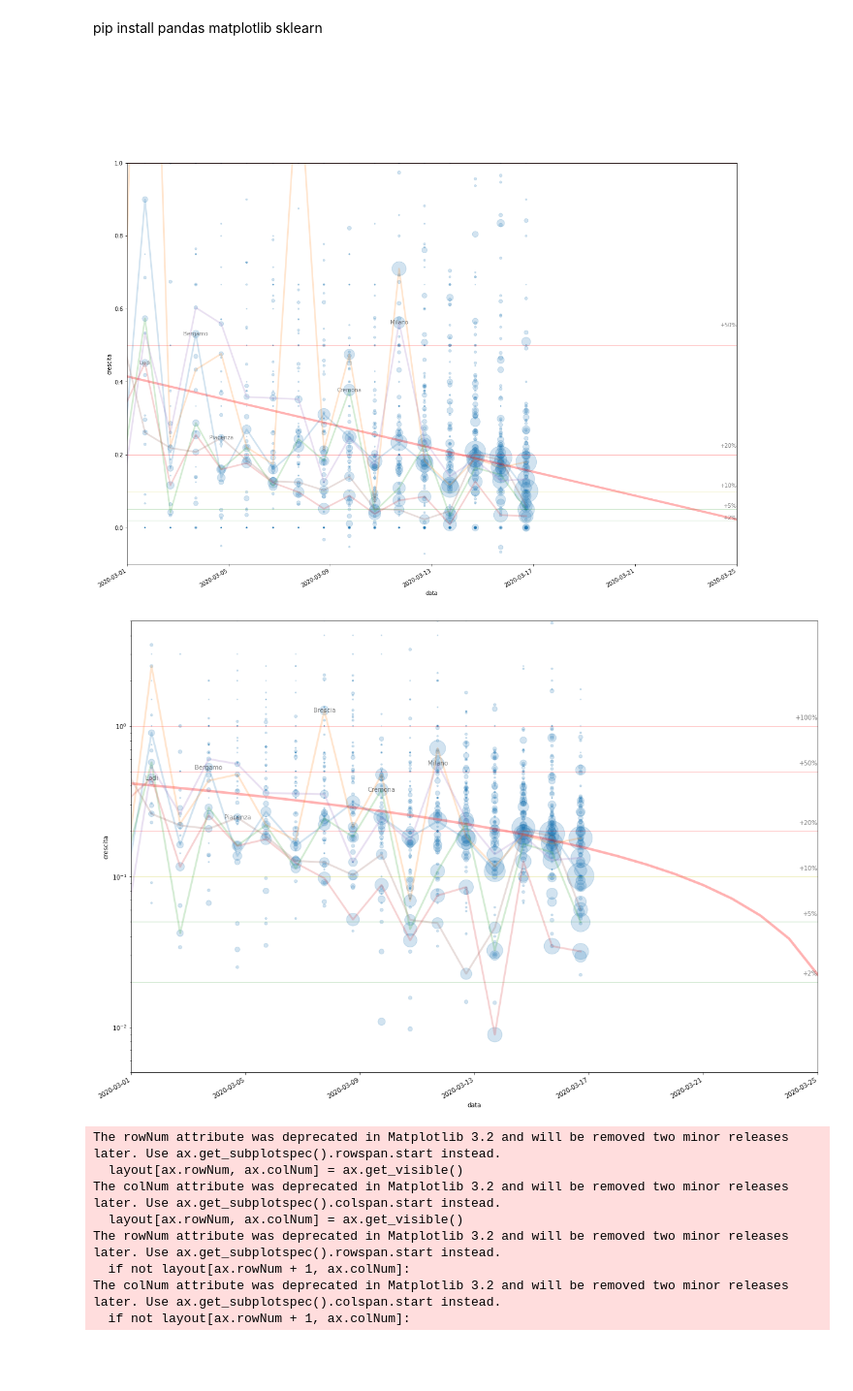
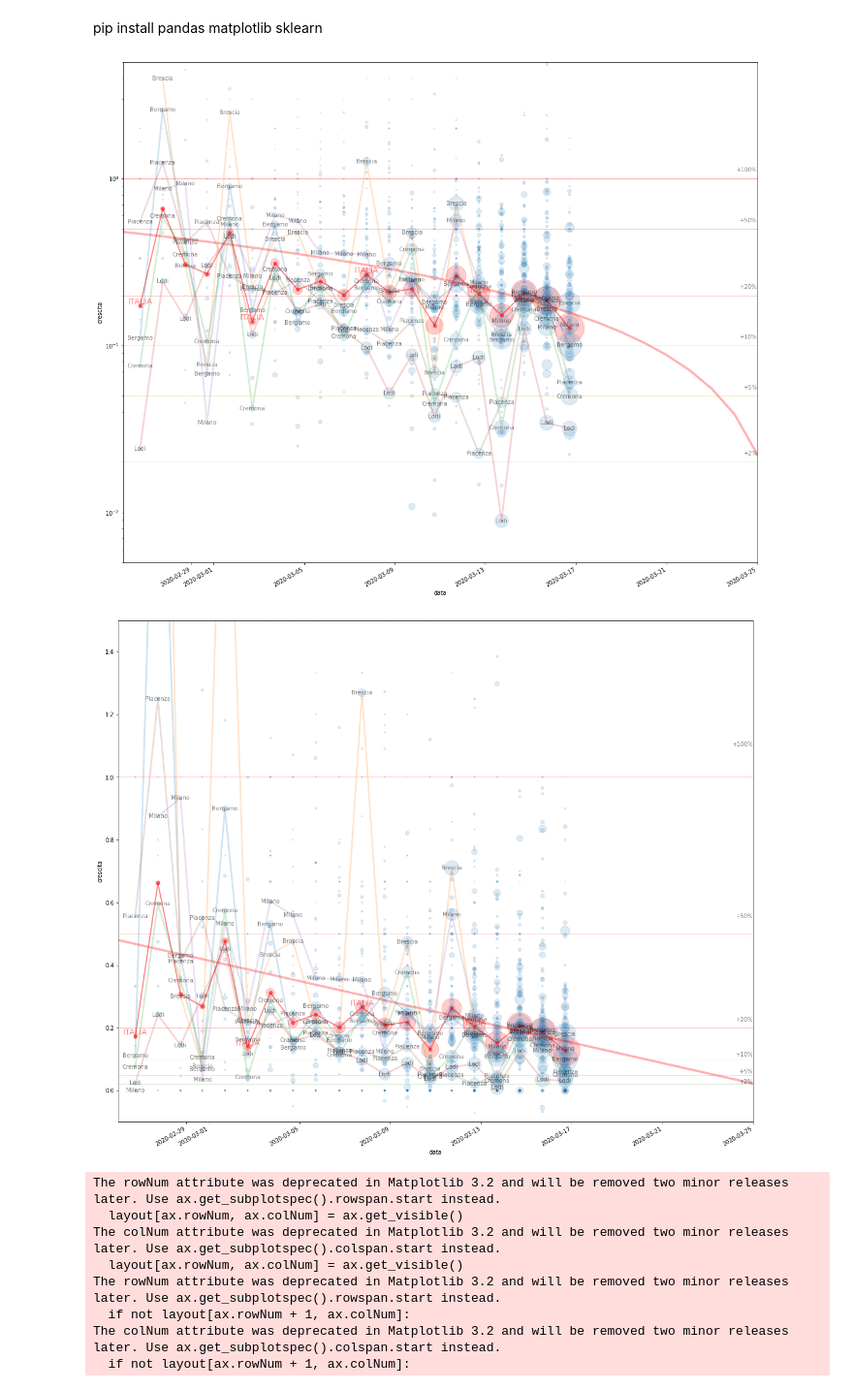
Before and after one commit to cairomassimo/analisi-covid-19-italia, a Jupyter notebook: main.ipynb, the cells around one changed output. Shown at 97% size. Drawn from its saved outputs; the diff is of its cells as text; code cells hidden in the pictures; blank space fills up the shorter version.

Commit message:
Aggiunto totale Italia a scatter plot

```diff
--- a/main.ipynb
+++ b/main.ipynb
@@ -33,32 +33,45 @@ def carica_province():
 # %%
 dati_province = carica_province()
 # %%
-xlim_date = [pd.to_datetime('2020-03-01'), pd.to_datetime('2020-03-25')]
+xlim_date = [pd.to_datetime('2020-02-26'), pd.to_datetime('2020-03-25')]
 xlim = [d.to_datetime64() for d in xlim_date]
 
-for logy in [False, True]:
+for logy in [True, False]:
     if logy:
         ylim = (0.005, 5)
     else:
-        ylim = (-0.1, 1)
+        ylim = (-0.1, 1.5)
+
+    italia = dati_province.groupby('data').sum().reset_index()
+    italia['crescita'] = italia['nuovi_casi'] / italia['totale_casi_prec']
+
+    italia.plot.scatter(
+        'data',
+        'crescita',
+        s=0.1 * italia['totale_casi'],
+        color='r',
+        alpha=0.2,
+        logy=logy,
+        ylim=ylim,
+        figsize=(20, 18),
+    )
+    ax = plt.gca()
+
+    italia.set_index('data')['crescita'].plot(style='o-r', alpha=0.5, linewidth=2)
 
     dati_province.plot.scatter(
         'data', 'crescita',
         s=0.5*dati_province['totale_casi'],
-        alpha=0.2,
-        logy=logy,
-        ylim=ylim,
-        figsize=(20, 20),
+        alpha=0.15,
+        ax=ax,
     )
-
-    ax = plt.gca()
 
     for coeff, style in [
         [1.00, 'r'],
         [0.50, 'r'],
         [0.20, 'r'],
         [0.10, 'y'],
-        [0.05, 'g'],
+        [0.05, 'y'],
         [0.02, 'g'],
     ]:
         ax.plot(xlim, [coeff, coeff], style, linewidth=1, alpha=0.3)
@@ -69,56 +82,44 @@ for logy in [False, True]:
 
     regr = LinearRegression()
     regr.fit(
         train['secondi'].values.reshape(-1, 1),
         train['crescita'].values.reshape(-1, 1),
         train['totale_casi'].values,
     )
 
-    # regr2 = LinearRegression()
-    # regr2.fit(
-    #     train['secondi'].values.reshape(-1, 1),
-    #     np.log(train['crescita'].clip(0.001, None).values.reshape(-1, 1)),
-    #     train['totale_casi'].values,
-    # )
-
     dr = pd.date_range(*xlim_date).to_series()
 
-    pred_crescita = pd.Series(regr.predict((dr - pd.to_datetime('2020-03-01')).dt.total_seconds().values.reshape(-1, 1))[:,0], index=dr)
+    pred_crescita = pd.Series(regr.predict((dr - xlim_date[0]).dt.total_seconds().values.reshape(-1, 1))[:,0], index=dr)
     pred_crescita.plot(c='r', linewidth=4, alpha=0.3)
-
-    # pred_crescita2 = pd.Series(np.exp(regr2.predict((dr - pd.to_datetime('2020-03-01')).dt.total_seconds().values.reshape(-1, 1)))[:,0], index=dr)
-    # pred_crescita2.plot(c='r', linewidth=4, alpha=0.3)
 
     for provincia, d in dati_province.groupby('denominazione_provincia'):
         if not d['totale_casi'].iloc[-1] > 1000:
             continue
 
         d = d.copy().set_index('data', drop=False)
         d['crescita'].where(d['crescita'] > 0).plot(
             xlim=xlim,
             ylim=ylim,
-            figsize=(20, 15),
             alpha=0.2,
             linewidth=3,
     #         c='k',
         )
 
         x = d
         x = x[x['data'] > xlim[0]]
-        x = x[x['totale_casi'] > 300]
-        x = x[x['crescita'] < 100]
-        x = x[x['crescita'] == x['crescita'].max()]
+        #x = x[x['totale_casi'] > 300]
+        x = x[ylim[0] < x['crescita']]
+        x = x[x['crescita'] < ylim[1]]
+        #x = x[(x['crescita'] == x['crescita'].max()) | (x['crescita'] == x['crescita'].min())]
 
-        if len(x) == 0:
-            continue
+        for y in x.iloc:
+            ax.annotate(provincia, (y['data'].to_datetime64(), y['crescita']), c='k', va='center', ha='center', alpha=0.5)
 
-        x = x.iloc[0]
-
-        if 0.001 <= x['crescita']:
-            ax.annotate(provincia, (x['data'].to_datetime64(), x['crescita']), c='k', va='center', ha='center', alpha=0.5)
+    for y in italia.iloc[::5].iloc:
+        ax.annotate('ITALIA', (y['data'].to_datetime64(), y['crescita']), c='r', va='bottom', ha='center', alpha=0.5, fontsize=14)
 # %% [output]
-[figure, old version]
+[figure, new version]
-[figure, old version]
+[figure, new version]
 # %%
 groups = list(dati_province[dati_province['data'] > '2020-03-10'].groupby('data'))
 groups.reverse()
```
Also changed, not shown: parts of 3 cells of this notebook.
